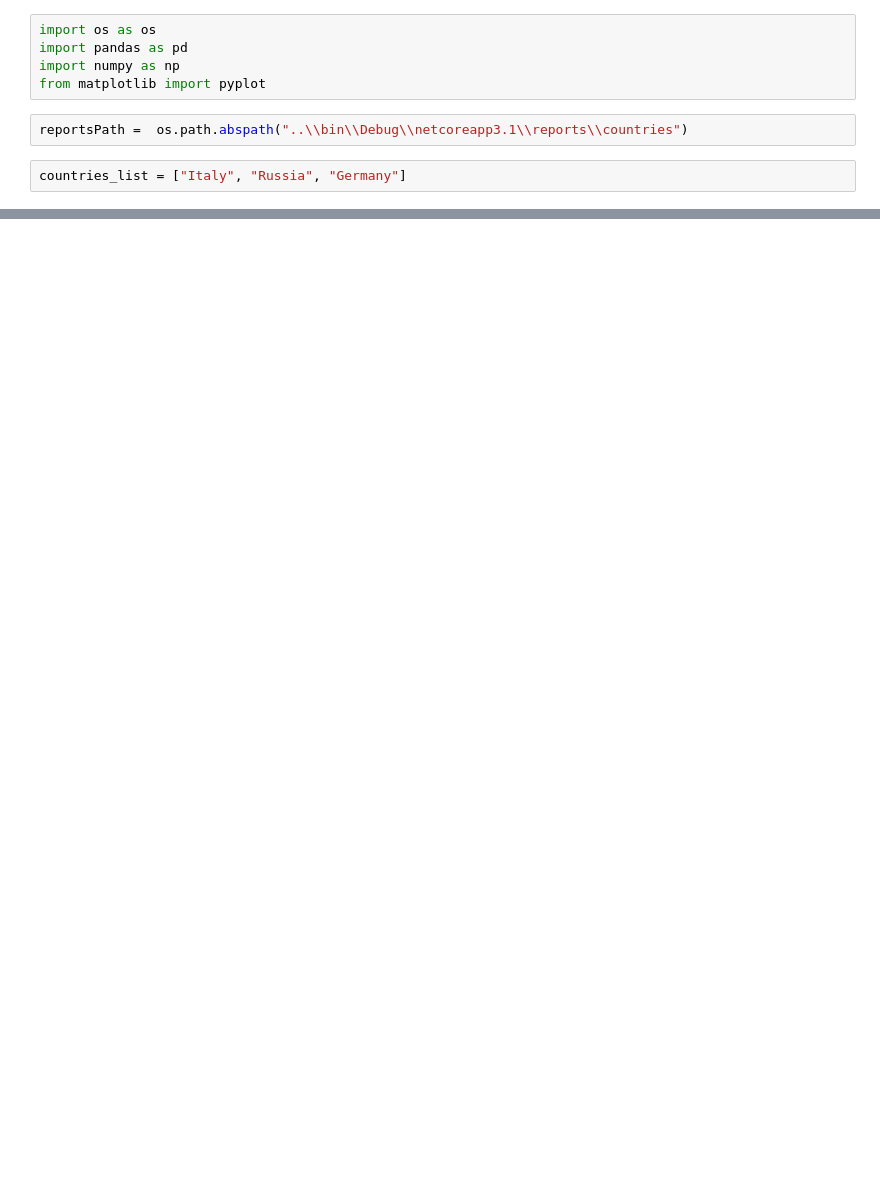
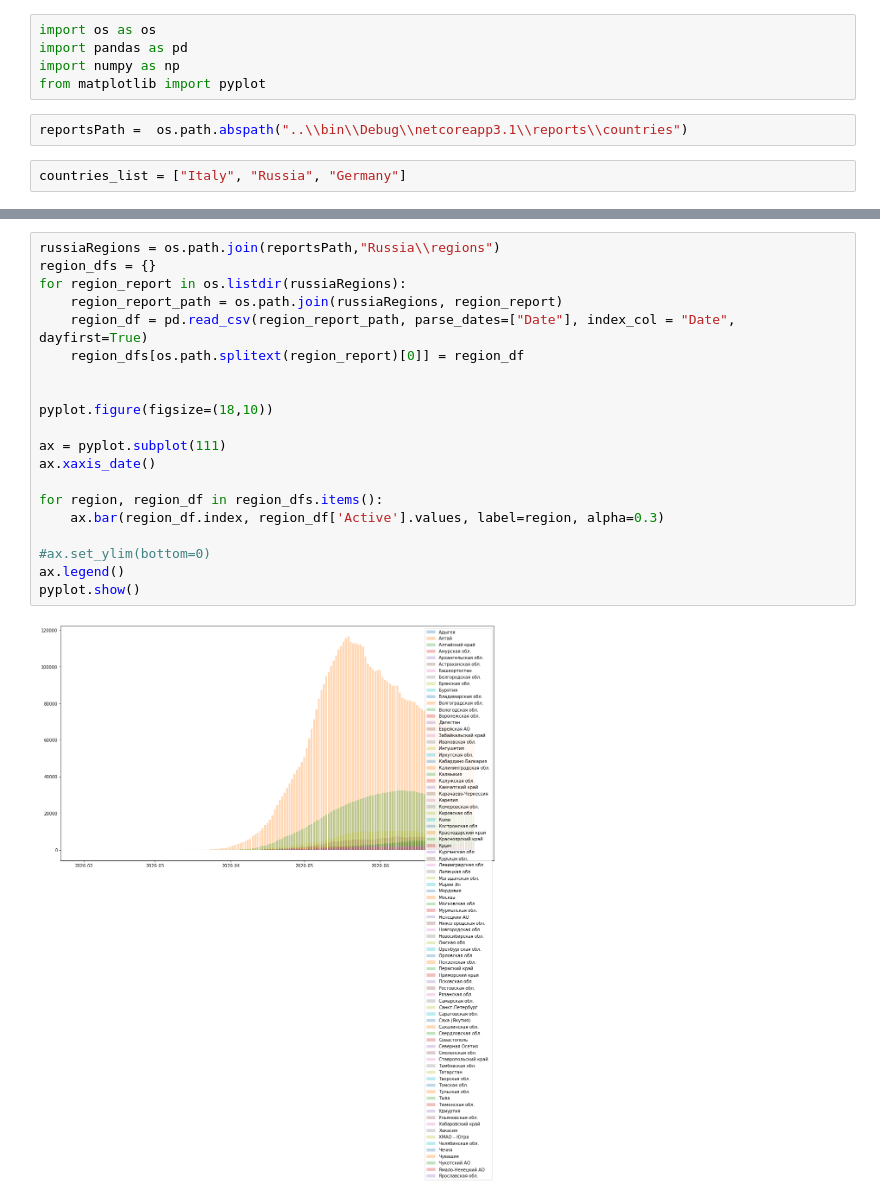
Before and after one commit to guest512/CovidSandbox, a Jupyter notebook: ReportsProcessing/ReportsProcessing.ipynb, the cells around one changed output, grey strips where cells are left out. Drawn from its saved outputs; the diff is of its cells as text; blank space fills up the shorter version.

Commit message:
Updated data Added Yandex report for Russia

```diff
--- a/ReportsProcessing/ReportsProcessing.ipynb
+++ b/ReportsProcessing/ReportsProcessing.ipynb
@@ -29,0 +30,22 @@ pyplot.show()
+# %%
+russiaRegions = os.path.join(reportsPath,"Russia\\regions")
+region_dfs = {}
+for region_report in os.listdir(russiaRegions):
+    region_report_path = os.path.join(russiaRegions, region_report)
+    region_df = pd.read_csv(region_report_path, parse_dates=["Date"], index_col = "Date", dayfirst=True)
+    region_dfs[os.path.splitext(region_report)[0]] = region_df
+
+
+pyplot.figure(figsize=(18,10))
+
+ax = pyplot.subplot(111)
+ax.xaxis_date()
+
+for region, region_df in region_dfs.items():
+    ax.bar(region_df.index, region_df['Active'].values, label=region, alpha=0.3)
+
+#ax.set_ylim(bottom=0)
+ax.legend()
+pyplot.show()
+# %% [output]
+[figure, added]
```
Also changed, not shown: parts of 1 cell of this notebook, 20 other files.
